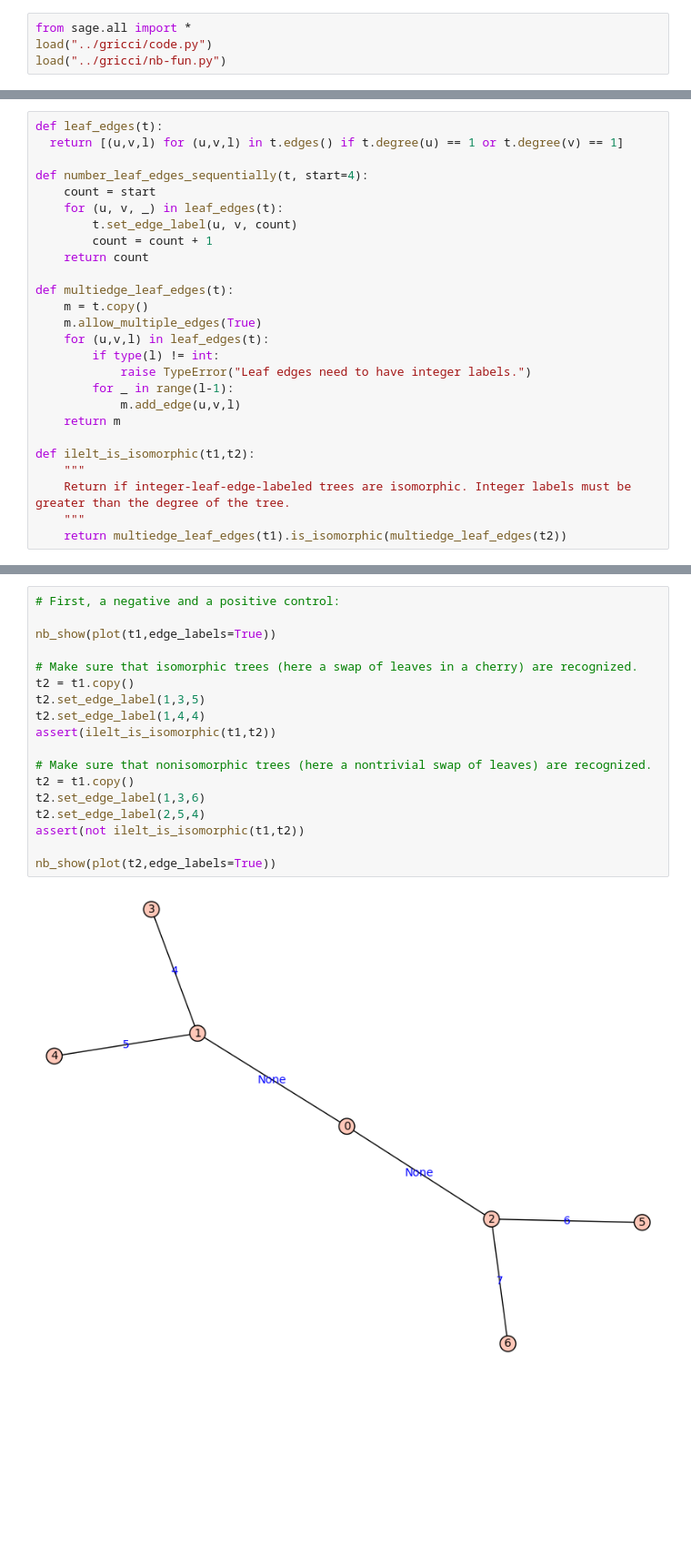
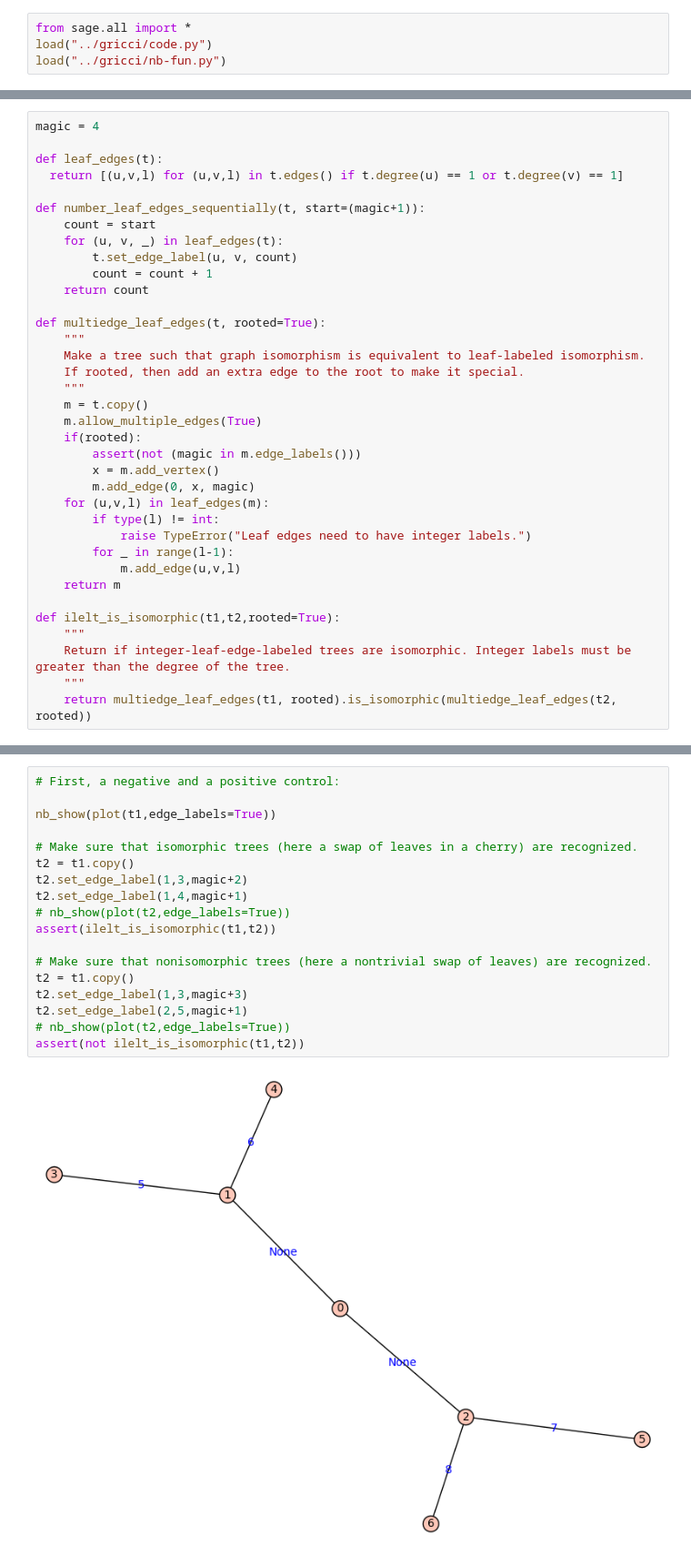
Before and after one commit to matsengrp/curvature, a Jupyter notebook: tree-pairs.ipynb, the cells around one changed output, grey strips where cells are left out. Shown at 91% size. Drawn from its saved outputs; the diff is of its cells as text; blank space fills up the shorter version.

Commit message:
Cleaning up and adding rooted comparison.

```diff
--- a/tree-pairs.ipynb
+++ b/tree-pairs.ipynb
@@ -11,29 +11,39 @@ SAGE doesn't count any sort of labeling as "counting" in an isomorphism test, so
 # %%
+magic = 4
+
 def leaf_edges(t):
   return [(u,v,l) for (u,v,l) in t.edges() if t.degree(u) == 1 or t.degree(v) == 1]
 
-def number_leaf_edges_sequentially(t, start=4):
+def number_leaf_edges_sequentially(t, start=(magic+1)):
     count = start
     for (u, v, _) in leaf_edges(t):
         t.set_edge_label(u, v, count)
         count = count + 1
     return count
 
-def multiedge_leaf_edges(t):
+def multiedge_leaf_edges(t, rooted=True):
+    """
+    Make a tree such that graph isomorphism is equivalent to leaf-labeled isomorphism.
+    If rooted, then add an extra edge to the root to make it special.
+    """
     m = t.copy()
     m.allow_multiple_edges(True)
-    for (u,v,l) in leaf_edges(t):
+    if(rooted):
+        assert(not (magic in m.edge_labels()))
+        x = m.add_vertex()
+        m.add_edge(0, x, magic)
+    for (u,v,l) in leaf_edges(m):
         if type(l) != int:
             raise TypeError("Leaf edges need to have integer labels.")
         for _ in range(l-1):
             m.add_edge(u,v,l)
     return m
 
-def ilelt_is_isomorphic(t1,t2):
+def ilelt_is_isomorphic(t1,t2,rooted=True):
     """
     Return if integer-leaf-edge-labeled trees are isomorphic. Integer labels must be greater than the degree of the tree.
     """
-    return multiedge_leaf_edges(t1).is_isomorphic(multiedge_leaf_edges(t2))
+    return multiedge_leaf_edges(t1, rooted).is_isomorphic(multiedge_leaf_edges(t2, rooted))
 # %%
 t1 = graphs.BalancedTree(r=2, h=2)
 number_leaf_edges_sequentially(t1)
@@ -45,20 +55,20 @@ nb_show(plot(multiedge_leaf_edges(t1)))
 # %%
 # First, a negative and a positive control:
 
 nb_show(plot(t1,edge_labels=True))
 
 # Make sure that isomorphic trees (here a swap of leaves in a cherry) are recognized.
 t2 = t1.copy()
-t2.set_edge_label(1,3,5)
-t2.set_edge_label(1,4,4)
+t2.set_edge_label(1,3,magic+2)
+t2.set_edge_label(1,4,magic+1)
+# nb_show(plot(t2,edge_labels=True))
 assert(ilelt_is_isomorphic(t1,t2))
 
 # Make sure that nonisomorphic trees (here a nontrivial swap of leaves) are recognized.
 t2 = t1.copy()
-t2.set_edge_label(1,3,6)
-t2.set_edge_label(2,5,4)
+t2.set_edge_label(1,3,magic+3)
+t2.set_edge_label(2,5,magic+1)
+# nb_show(plot(t2,edge_labels=True))
 assert(not ilelt_is_isomorphic(t1,t2))
-
-nb_show(plot(t2,edge_labels=True))
 # %% [output]
-[figure, old version]
+[figure, new version]
```
Also changed, not shown: parts of 3 cells of this notebook.
